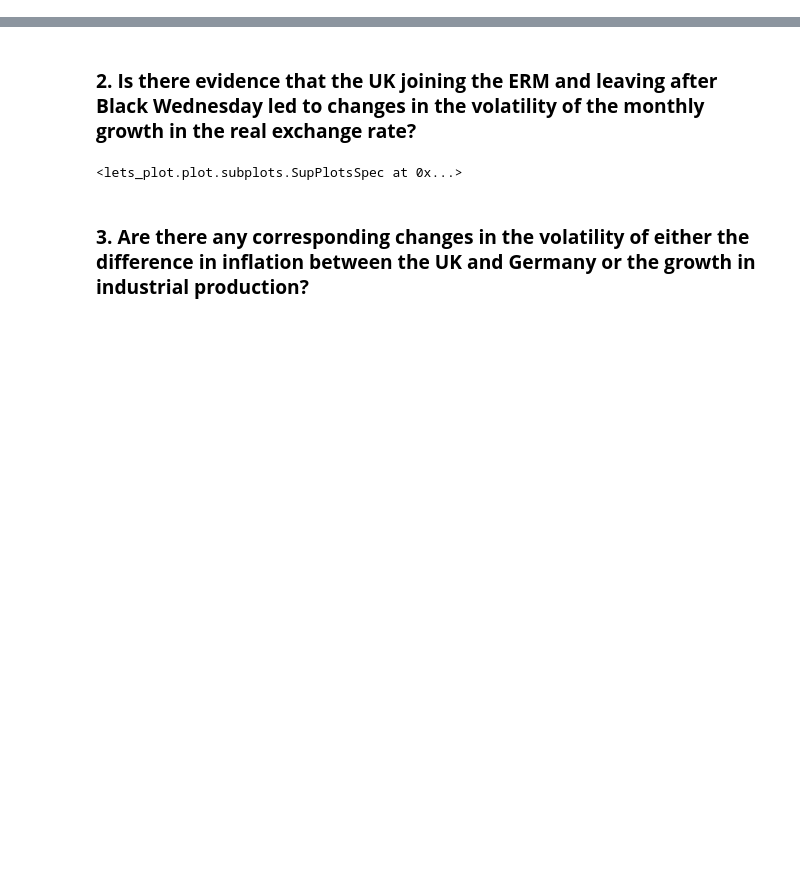
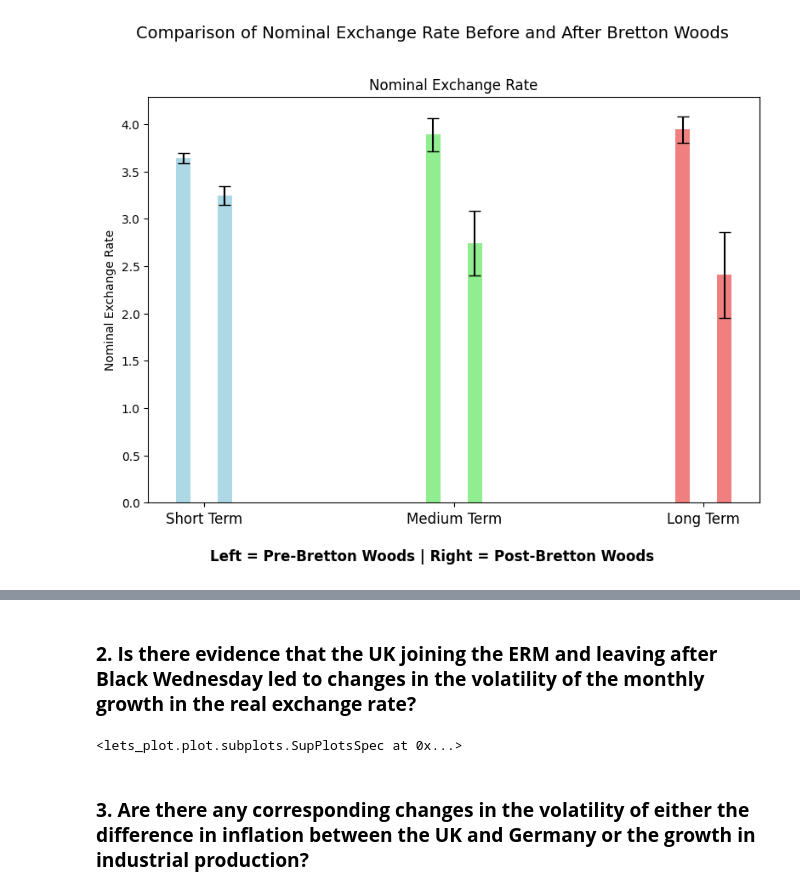
Before and after one commit to thoomkuzhymatthew/EC1B1_group28, a Jupyter notebook: code/Section_6.ipynb, the cells around one changed output, grey strips where cells are left out. Cells and saved outputs as stored; diff of their text form; code cells hidden in the pictures; blank space fills up the shorter version.

```diff
--- a/code/Section_6.ipynb
+++ b/code/Section_6.ipynb
@@ -2,0 +44,20 @@
+# %%
+df['Time'] = pd.to_datetime(df['Time'])
+
+# Define the time frames for comparison
+time_frames = {
+    "Short-Term (±1 year)": ("1970-01-01", "1972-12-31"),
+    "Medium-Term (±5 years)": ("1966-01-01", "1976-12-31"),
+    "Long-Term (±10 years)": ("1961-01-01", "1981-12-31")
+}
+
+# Define variable names and their column mappings in the dataframe
+variables = {
+    "Nominal Exchange Rate": "Nominal Exchange Rate",
+    "Real Exchange Rate": "German Real EX Rate Index",
+    "Inflation Rate": "Inflation Rate",
+    "12-Month Industrial Production Growth": "German Annual IP Growth"
+}
+
+# Define the pre and post Bretton Woods cutoff
+bretton_woods_cutoff = "1971-08-01"
@@ -2,0 +66,67 @@
+# %%
+# Function to generate separate bar charts with balanced spacing for annotation
+def plot_separate_bar_charts(df, variables, time_frames, bretton_woods_cutoff):
+    colors = ['lightblue', 'lightgreen', 'lightcoral']  # Different colors for Short, Medium, Long-Term
+    bar_width = 0.35  # Width of each bar
+    cluster_spacing = 4  # Spacing between clusters
+
+    # Define proper ordering (Short, Medium, Long)
+    ordered_time_frames = ["Short-Term (±1 year)", "Medium-Term (±5 years)", "Long-Term (±10 years)"]
+
+    for var_name, col_name in variables.items():
+        fig, ax = plt.subplots(figsize=(8, 6.5))  # Slightly reduce figure height
+
+        means = []
+        stds = []
+        positions = []  # X-axis positions for bars
+
+        # Calculate positions dynamically to allow spacing between clusters
+        base_positions = np.array([1, 2])  # Base positions for Pre and Post within each cluster
+
+        for i, tf_name in enumerate(ordered_time_frames):
+            start, end = time_frames[tf_name]
+            pre_bw = df[(df["Time"] >= start) & (df["Time"] < bretton_woods_cutoff)][col_name].dropna()
+            post_bw = df[(df["Time"] >= bretton_woods_cutoff) & (df["Time"] <= end)][col_name].dropna()
+
+            means.append([pre_bw.mean(), post_bw.mean()])
+            stds.append([pre_bw.std(), post_bw.std()])
+            positions.append(base_positions + (i * (len(base_positions) + cluster_spacing)))
+
+        # Convert lists to NumPy arrays for easy manipulation
+        means = np.array(means)
+        stds = np.array(stds)
+        positions = np.array(positions)
+
+        # Flatten positions array for bar plotting
+        flat_positions = positions.flatten()
+        flat_means = means.flatten()
+        flat_stds = stds.flatten()
+
+        # Create simple labels for X-axis (Short Term, Medium Term, Long Term)
+        x_labels = ["Short Term", "Medium Term", "Long Term"]
+        x_label_positions = positions.mean(axis=1)  # Position labels in center of each cluster
+
+        # Plot bars with better spacing
+        for i in range(len(flat_positions) // 2):
+            ax.bar(flat_positions[i * 2], flat_means[i * 2], bar_width, yerr=flat_stds[i * 2],
+                   color=colors[i], capsize=5)
+            ax.bar(flat_positions[i * 2 + 1], flat_means[i * 2 + 1], bar_width, yerr=flat_stds[i * 2 + 1],
+                   color=colors[i], capsize=5)
+
+        ax.set_title(var_name)
+        ax.set_ylabel(var_name)
+        ax.set_xticks(x_label_positions)
+        ax.set_xticklabels(x_labels, fontsize=12)
+
+        # Add annotation for clarity with **balanced spacing**
+        plt.figtext(0.5, 0.01, "Left = Pre-Bretton Woods | Right = Post-Bretton Woods",
+                    ha="center", fontsize=12, fontweight="bold")
+
+        plt.suptitle(f"Comparison of {var_name} Before and After Bretton Woods", fontsize=14)
+        plt.tight_layout(rect=[0, 0.05, 1, 0.96])  # Adjust bottom spacing to balance annotation space
+        plt.show()
+
+# Generate **four separate** bar charts (one per variable) with improved spacing
+plot_separate_bar_charts(df, variables, time_frames, bretton_woods_cutoff)
+# %% [output]
+[figure, added]
```
Also changed, not shown: parts of 14 cells of this notebook, 1 other file.
